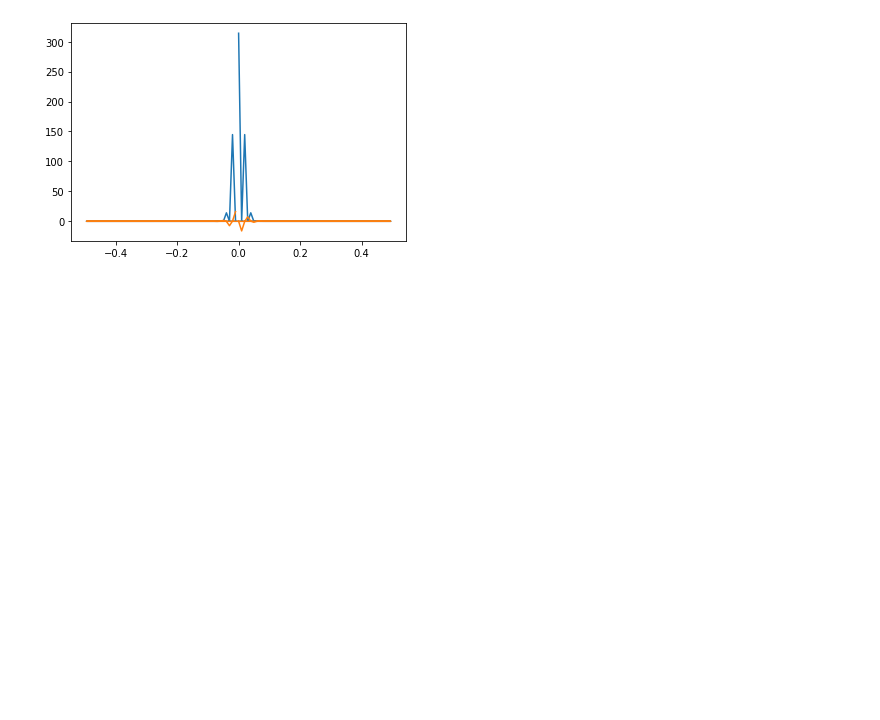
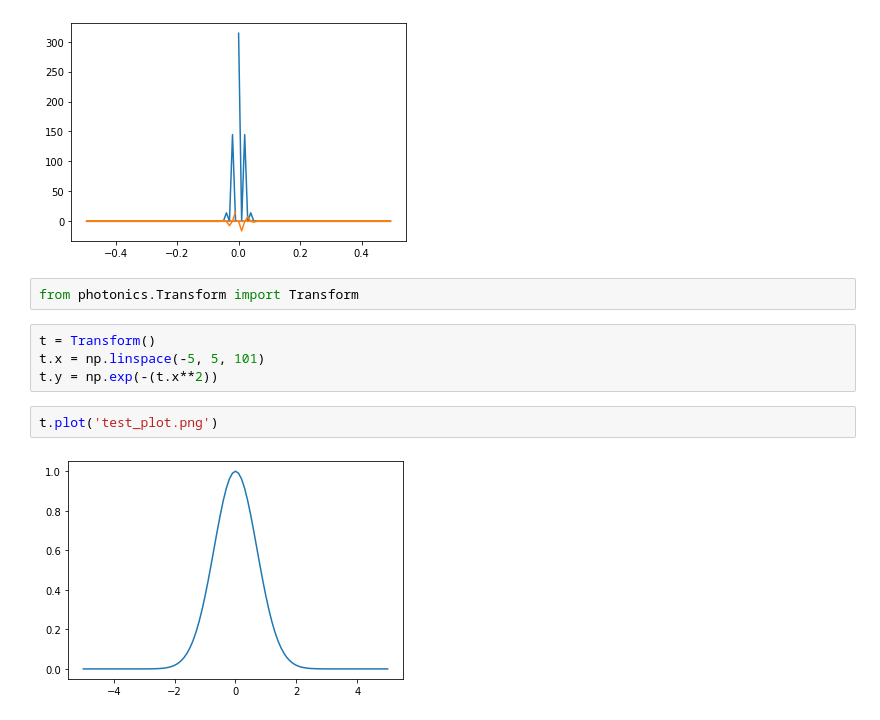
Before and after one commit to D-Tretyakov/mw-photonics, a Jupyter notebook: Basic Numpy operations.ipynb, the cells around one changed output. Saved outputs shown, nothing was run; the diff lists cells and outputs as text; blank space fills up the shorter version.

Commit message:
added example of Transform class to notebook

```diff
--- a/Basic Numpy operations.ipynb
+++ b/Basic Numpy operations.ipynb
@@ -20,3 +20,13 @@ plt.plot(freq, sp.real**2, freq, sp.imag)
 [<matplotlib.lines.Line2D at 0x...>,
  <matplotlib.lines.Line2D at 0x...>]
 [figure]
+# %%
+from photonics.Transform import Transform
+# %%
+t = Transform()
+t.x = np.linspace(-5, 5, 101)
+t.y = np.exp(-(t.x**2))
+# %%
+t.plot('test_plot.png')
+# %% [output]
+[figure, added]
```
Also changed, not shown: parts of 1 cell of this notebook.
